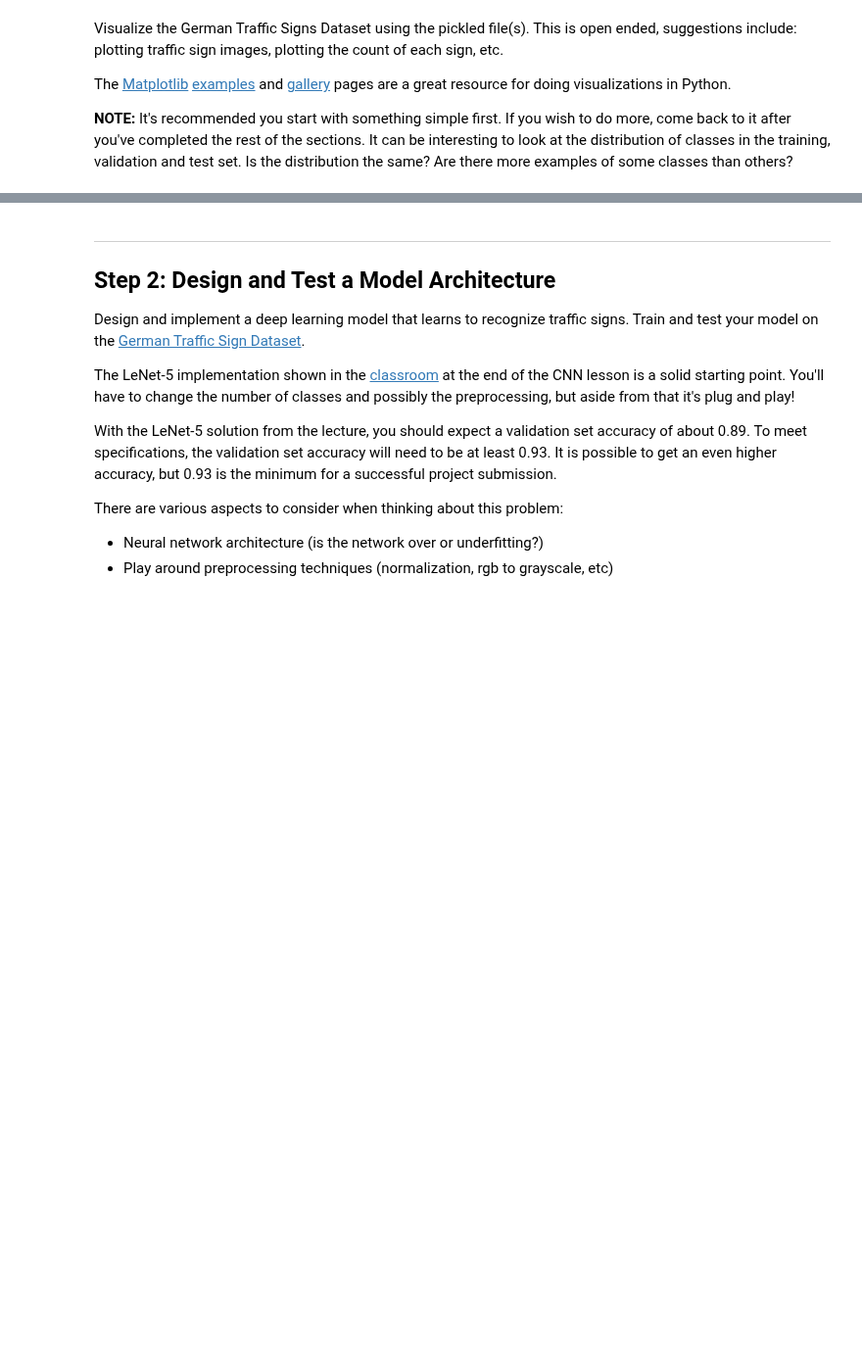
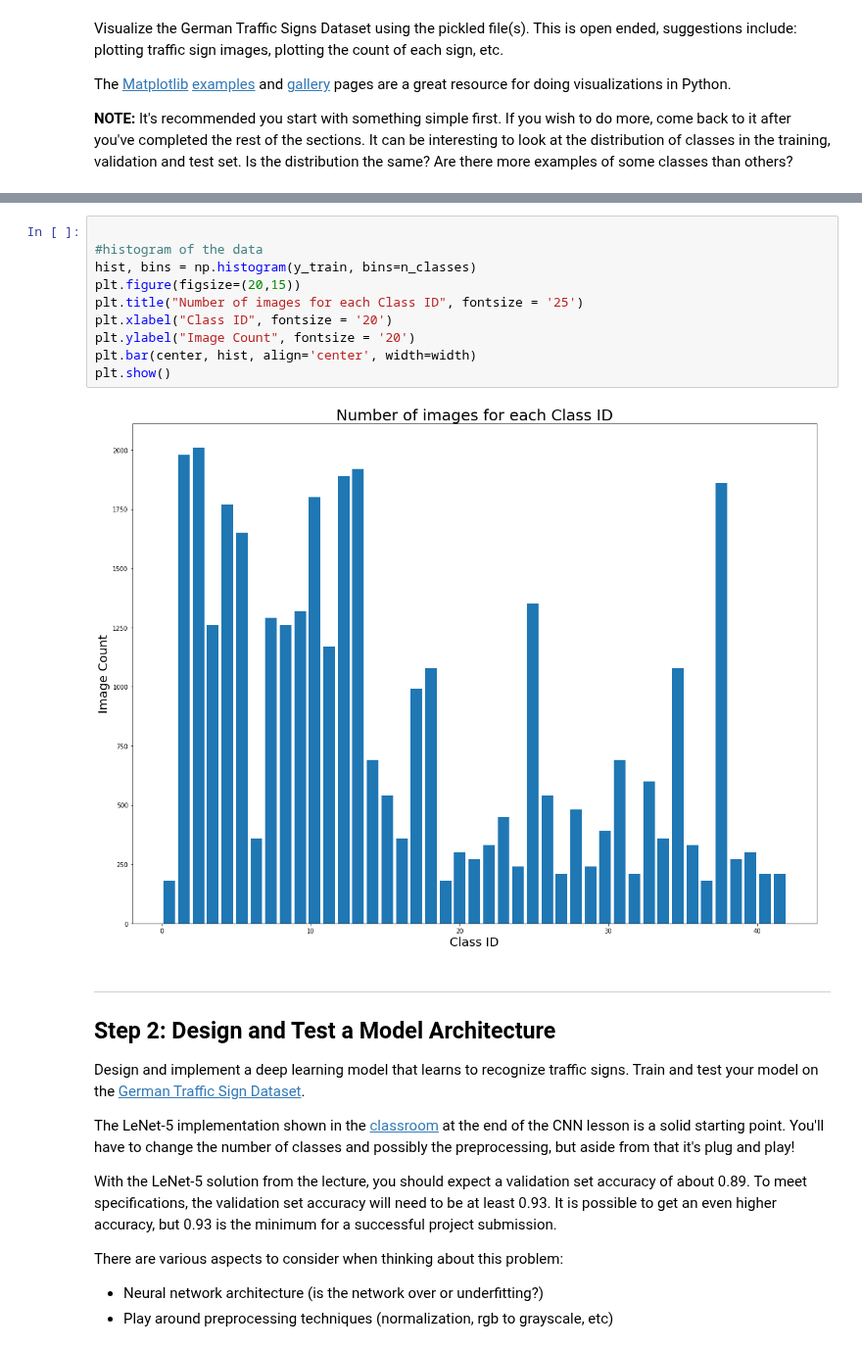
Before and after one commit to vishnuGovindaraj/Traffic-Sign-Classifier, a Jupyter notebook: Traffic_Sign_Classifier.ipynb, the cells around one changed output, grey strips where cells are left out. Shown at 98% size. Saved outputs shown, nothing was run; the diff lists cells and outputs as text; blank space fills up the shorter version.

```diff
--- a/Traffic_Sign_Classifier.ipynb
+++ b/Traffic_Sign_Classifier.ipynb
@@ -148,3 +128,15 @@ plt.hist(y_train, bins = n_classes)
+# %%
+
+#histogram of the data
+hist, bins = np.histogram(y_train, bins=n_classes)
+plt.figure(figsize=(20,15))
+plt.title("Number of images for each Class ID", fontsize = '25')
+plt.xlabel("Class ID", fontsize = '20')
+plt.ylabel("Image Count", fontsize = '20')
+plt.bar(center, hist, align='center', width=width)
+plt.show()
+# %% [output]
+[figure, added]
 # %% [markdown]
 ----
 
```
Also changed, not shown: parts of 9 cells of this notebook.
